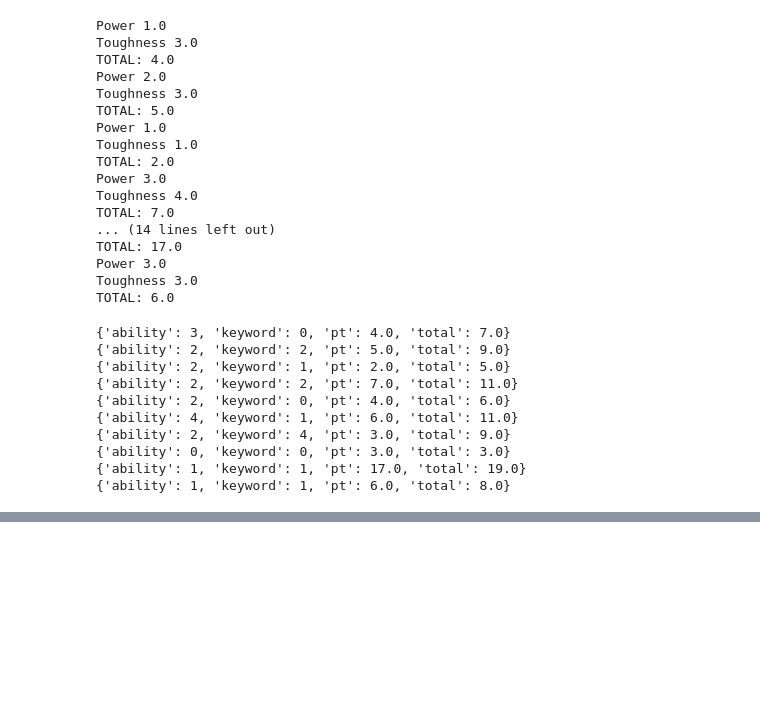
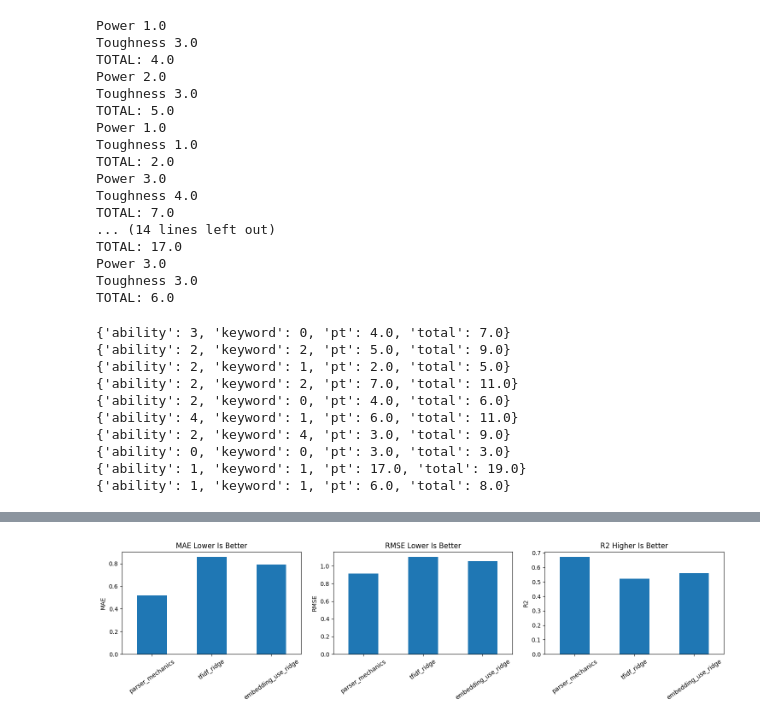
Before and after one commit to AgentSamSA/mtg-mechanics-parser, a Jupyter notebook: notebooks/IMT575_Final Project.ipynb, the cells around one changed output, grey strips where cells are left out. Saved outputs shown, nothing was run; the diff lists cells and outputs as text; code cells hidden in the pictures; blank space fills up the shorter version.

Commit message:
Add parser and NLP baseline comparison results

```diff
--- a/notebooks/IMT575_Final Project.ipynb
+++ b/notebooks/IMT575_Final Project.ipynb
@@ -299,0 +394,21 @@ for card_score in card_scores:
+# %%
+tfidf = TfidfVectorizer(
+    lowercase=True,
+    stop_words=None,
+    ngram_range=(1, 2),
+    min_df=2,
+)
+
+X_train_tfidf = tfidf.fit_transform(train_df["oracle_text_preprocessed"])
+X_test_tfidf = tfidf.transform(test_df["oracle_text_preprocessed"])
+
+tfidf_model = Ridge(alpha=1.0)
+tfidf_model.fit(X_train_tfidf, y_train)
+
+tfidf_preds = tfidf_model.predict(X_test_tfidf)
+
+tfidf_results = test_df[["oracle_id", "name", "set", "points_minus_pt"]].copy()
+tfidf_results["tfidf_pred"] = tfidf_preds
+tfidf_results["tfidf_residual"] = tfidf_results["points_minus_pt"] - tfidf_results["tfidf_pred"]
+
+tfidf_results.head()
@@ -299,0 +503,25 @@ for card_score in card_scores:
+# %%
+fig, axes = plt.subplots(1, 3, figsize=(15, 4))
+
+metrics_df.plot(kind="bar", x="model", y="mae", ax=axes[0], legend=False)
+axes[0].set_title("MAE Lower Is Better")
+axes[0].set_xlabel("")
+axes[0].set_ylabel("MAE")
+
+metrics_df.plot(kind="bar", x="model", y="rmse", ax=axes[1], legend=False)
+axes[1].set_title("RMSE Lower Is Better")
+axes[1].set_xlabel("")
+axes[1].set_ylabel("RMSE")
+
+metrics_df.plot(kind="bar", x="model", y="r2", ax=axes[2], legend=False)
+axes[2].set_title("R2 Higher Is Better")
+axes[2].set_xlabel("")
+axes[2].set_ylabel("R2")
+
+for ax in axes:
+    ax.tick_params(axis="x", rotation=35)
+
+plt.tight_layout()
+plt.show()
+# %% [output]
+[figure, added]
```
Also changed, not shown: parts of 24 cells of this notebook.
